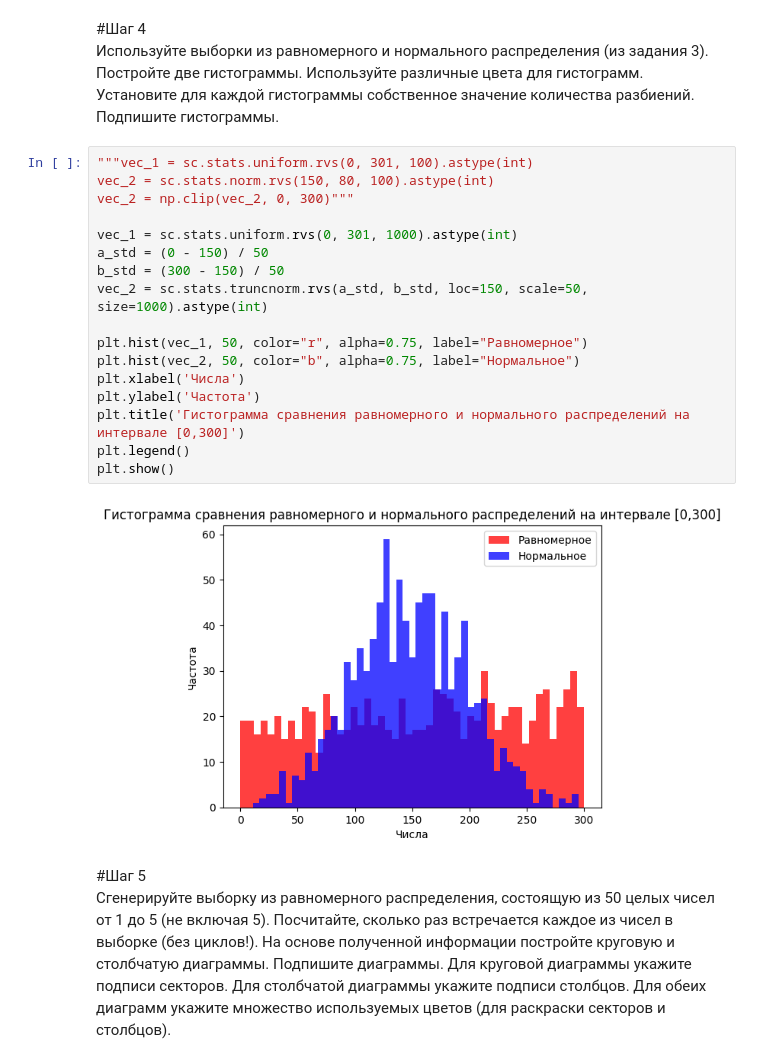
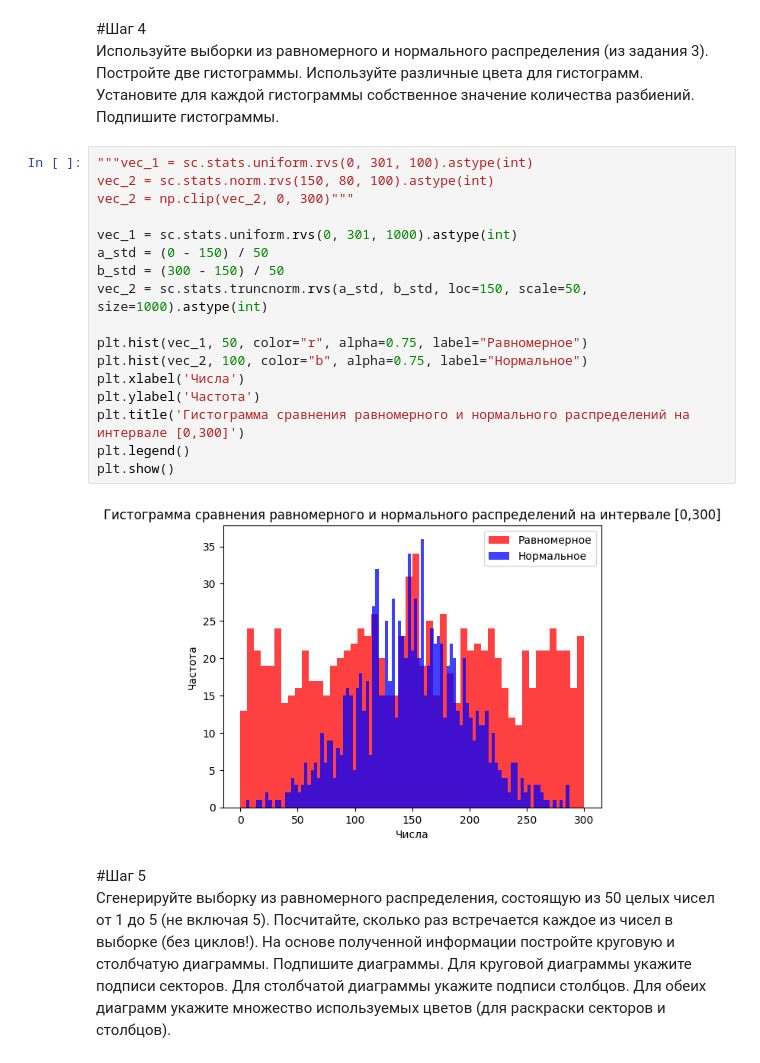
Before and after one commit to Nikitososs/pysososs, a Jupyter notebook: task4/task4.ipynb, the cells around one changed output. Drawn from its saved outputs; the diff is of its cells as text.

```diff
--- a/task4/task4.ipynb
+++ b/task4/task4.ipynb
@@ -60,22 +62,22 @@ plt.show()
 # %%
 """vec_1 = sc.stats.uniform.rvs(0, 301, 100).astype(int)
 vec_2 = sc.stats.norm.rvs(150, 80, 100).astype(int)
 vec_2 = np.clip(vec_2, 0, 300)"""
 
 vec_1 = sc.stats.uniform.rvs(0, 301, 1000).astype(int)
 a_std = (0 - 150) / 50
 b_std = (300 - 150) / 50
 vec_2 = sc.stats.truncnorm.rvs(a_std, b_std, loc=150, scale=50, size=1000).astype(int)
 
 plt.hist(vec_1, 50, color="r", alpha=0.75, label="Равномерное")
-plt.hist(vec_2, 50, color="b", alpha=0.75, label="Нормальное")
+plt.hist(vec_2, 100, color="b", alpha=0.75, label="Нормальное")
 plt.xlabel('Числа')
 plt.ylabel('Частота')
 plt.title('Гистограмма сравнения равномерного и нормального распределений на интервале [0,300]')
 plt.legend()
 plt.show()
 # %% [output]
-[figure, old version]
+[figure, new version]
 # %% [markdown]
 #Шаг 5
 Сгенерируйте выборку из равномерного распределения, состоящую из
```
Also changed, not shown: parts of 8 cells of this notebook.
